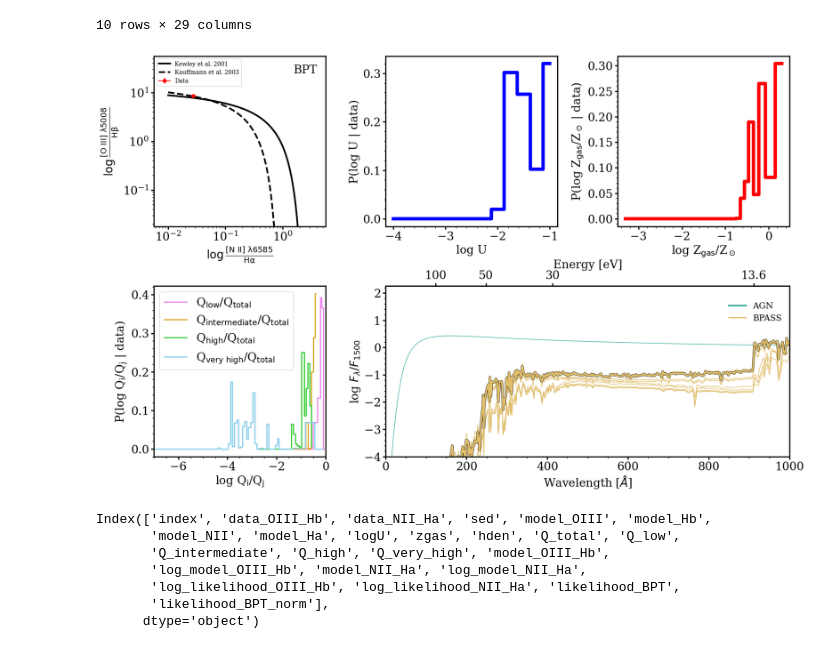
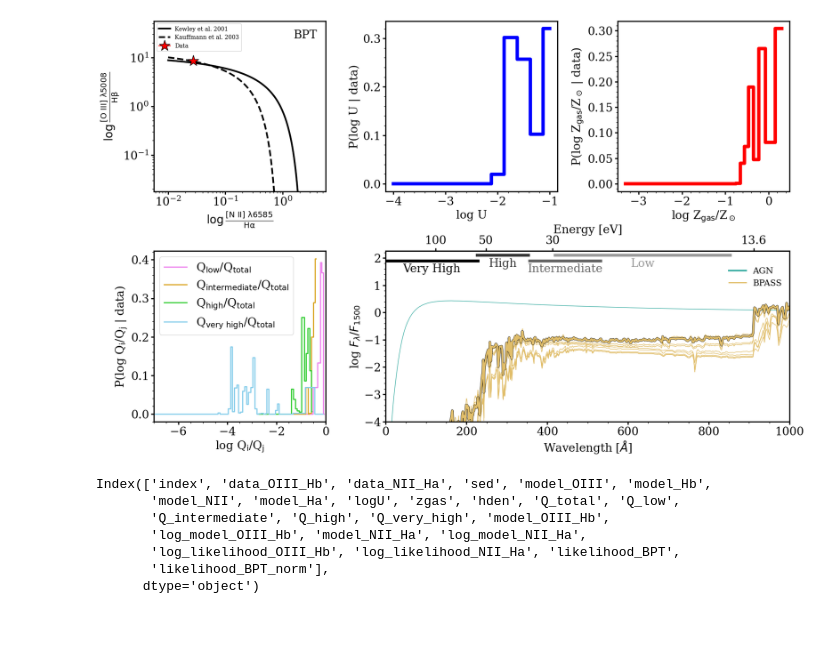
Before and after one commit to njcleri/AR_05558_modeling, a Jupyter notebook: code/bpt_inference/bpt_inference.ipynb, the cells around one changed output. Cells and saved outputs as stored; diff of their text form; code cells hidden in the pictures.

```diff
--- a/code/bpt_inference/bpt_inference.ipynb
+++ b/code/bpt_inference/bpt_inference.ipynb
@@ -94,7 +94,7 @@ def calculate_bpt_inference_df(NII_Ha_data, OIII_Hb_data, NII_Ha_uncertainty, OI
 
 
 def plot_bpt(NII_Ha_data, OIII_Hb_data, NII_Ha_uncertainty, OIII_Hb_uncertainty, ax):
-    ax.errorbar(NII_Ha_data, OIII_Hb_data, xerr=NII_Ha_uncertainty, yerr=OIII_Hb_uncertainty, c='red', label='Data', marker='o')
+    ax.errorbar(NII_Ha_data, OIII_Hb_data, xerr=NII_Ha_uncertainty, yerr=OIII_Hb_uncertainty, c='red', label='Data', marker='*', markersize=20, mec='k')
     diagnostic_lines.plot_bpt_kewley_2001(ax, label=True)
     diagnostic_lines.plot_bpt_kauffmann_2003(ax, label=True)
     ax.set_xlim(10**-2.25, 10**0.75)
@@ -219,6 +219,28 @@ def plot_matches(bpt_inference_df, n_most_likely, ax):
     secax.minorticks_off()
     secax.set_xlabel('Energy [eV]')
 
+    very_high_upper = get_wavelength_from_ev(54.42)
+    high_lower = get_wavelength_from_ev(54.93)
+    high_upper = get_wavelength_from_ev(35.11)
+    intermediate_lower = get_wavelength_from_ev(34.79)
+    intermediate_upper = get_wavelength_from_ev(23.33)
+    low_lower = get_wavelength_from_ev(29.60)
+    low_upper = get_wavelength_from_ev(14.53)
+
+    COLOR_LOW = (0.6, 0.6, 0.6)
+    COLOR_INTERMEDIATE = (0.4, 0.4, 0.4)
+    COLOR_HIGH = (0.2, 0.2, 0.2)
+    COLOR_VERY_HIGH = (0.0, 0.0, 0.0)
+
+    ax.annotate(f'Low', ((low_lower+low_upper)/2, 2.0), xycoords='data', ha='center', va='top', color=COLOR_LOW)
+    ax.annotate(f'Intermediate', ((intermediate_lower+intermediate_upper)/2, 1.8), xycoords='data', ha='center', va='top', color=COLOR_INTERMEDIATE)
+    ax.annotate(f'High', ((high_lower+high_upper)/2, 2.0), xycoords='data', ha='center', va='top', color=COLOR_HIGH)
+    ax.annotate(f'Very High', ((very_high_upper)/2, 1.8), xycoords='data', ha='center', va='top',  color=COLOR_VERY_HIGH)
+    ax.plot([low_lower, low_upper], [2.1, 2.1], color=COLOR_LOW, lw=5)
+    ax.plot([intermediate_lower, intermediate_upper], [1.9, 1.9], color=COLOR_INTERMEDIATE, lw=5)
+    ax.plot([high_lower, high_upper], [2.1, 2.1], color=COLOR_HIGH, lw=5)
+    ax.plot([0, very_high_upper], [1.9, 1.9], color=COLOR_VERY_HIGH, lw=5)
+
     ax.set_xlim(0, 1000)
     ax.set_ylim(-4, 2.25)
     ax.set_xlabel('Wavelength [$\AA$]')
@@ -228,7 +250,7 @@ def plot_matches(bpt_inference_df, n_most_likely, ax):
                       ]
     ax.legend(handles=legend_elements, loc='upper right', bbox_to_anchor=(1.0, 0.95), frameon=False, fontsize=15)
 
-def main_bpt(NII_Ha_data, OIII_Hb_data, NII_Ha_uncertainty, OIII_Hb_uncertainty, n_most_likely, plot_matched_seds=True):
+def main_bpt(NII_Ha_data, OIII_Hb_data, NII_Ha_uncertainty, OIII_Hb_uncertainty, n_most_likely, plot_matched_seds=True, figure_path=False):
     bpt_inference_df = calculate_bpt_inference_df(NII_Ha_data, OIII_Hb_data, NII_Ha_uncertainty, OIII_Hb_uncertainty)
     matches = find_model_matches(bpt_inference_df, n_most_likely)
 
@@ -254,6 +276,9 @@ def main_bpt(NII_Ha_data, OIII_Hb_data, NII_Ha_uncertainty, OIII_Hb_uncertainty,
     ax = fig.add_subplot(gs[1:2, 1:3])
     plot_matches(bpt_inference_df, n_most_likely, ax)
 
+    if figure_path:
+        plt.savefig(f'{figure_path}', bbox_inches='tight')
+
     return matches
 
-matches = main_bpt(NII_Ha_data=10**-1.3, OIII_Hb_data=10**0.85, NII_Ha_uncertainty=10**-1.5, OIII_Hb_uncertainty=10**0.3, n_most_likely=100)
+# matches = main_bpt(NII_Ha_data=10**-1.3, OIII_Hb_data=10**0.85, NII_Ha_uncertainty=10**-1.5, OIII_Hb_uncertainty=10**0.3, n_most_likely=100)
@@ -274,8 +297,5 @@ oiii_hb_ubler_unc = np.sqrt((oiii_hb_ubler)**2*((oiii_ubler_unc/oiii_ubler)**2 +
 nii_ha_ubler = nii_ubler/ha_ubler
 nii_ha_ubler_unc = np.sqrt((nii_ha_ubler)**2*((nii_ubler_unc/nii_ubler)**2 + (ha_ubler_unc/ha_ubler)**2))
 
-
-
-
-main_bpt(NII_Ha_data=nii_ha_ubler, OIII_Hb_data=oiii_hb_ubler, NII_Ha_uncertainty=nii_ha_ubler_unc, OIII_Hb_uncertainty=oiii_hb_ubler_unc, n_most_likely=10)
+matches = main_bpt(NII_Ha_data=nii_ha_ubler, OIII_Hb_data=oiii_hb_ubler, NII_Ha_uncertainty=nii_ha_ubler_unc, OIII_Hb_uncertainty=oiii_hb_ubler_unc, n_most_likely=10, figure_path='../../figures/bpt_inference_ubler.pdf')
 # %% [output]
@@ -293,5 +302,4 @@ main_bpt(NII_Ha_data=nii_ha_ubler, OIII_Hb_data=oiii_hb_ubler, NII_Ha_uncertaint
-10 rows × 29 columns
-[figure, old version]
+[figure, new version]
 # %%
 matches = main_bpt(NII_Ha_data=10**-0.5, OIII_Hb_data=10**-0.45, NII_Ha_uncertainty=10**-1.2, OIII_Hb_uncertainty=10**-0.6, n_most_likely=100)
 # %%
```
Also changed, not shown: parts of 3 cells of this notebook, 1 other file.
